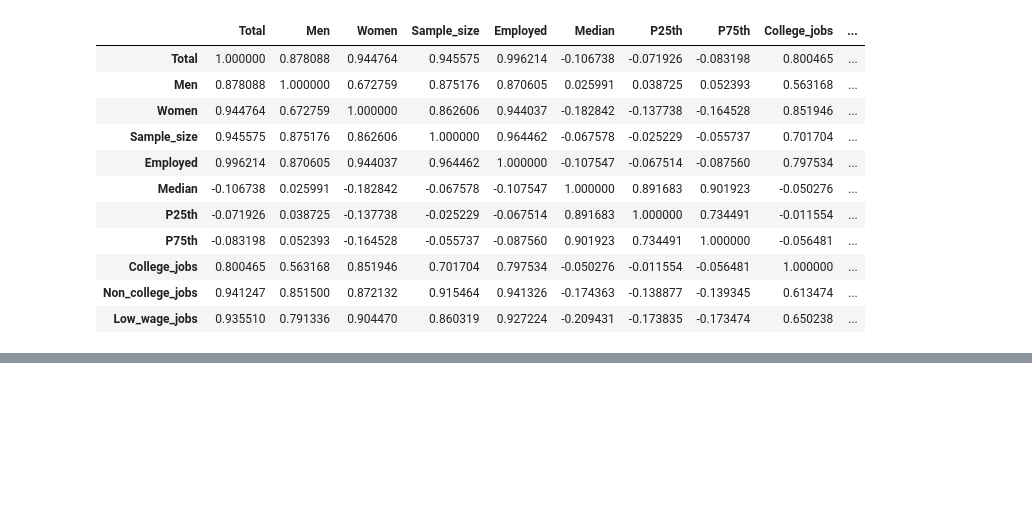
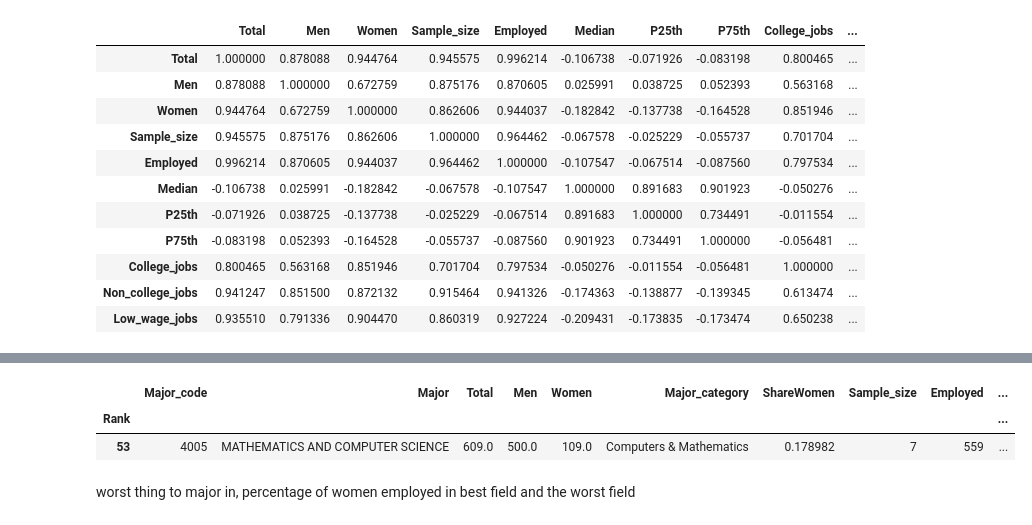
Before and after one commit to aemerson2024/data-science-2022F, a Jupyter notebook: unit2/eda/project2.ipynb, the cells around one changed output, grey strips where cells are left out. Drawn from its saved outputs; the diff is of its cells as text; code cells hidden in the pictures; blank space fills up the shorter version.

```diff
--- a/unit2/eda/project2.ipynb
+++ b/unit2/eda/project2.ipynb
@@ -266,0 +321,9 @@ if you have a high salary and low employment rate?
+# %%
+reliable_majors = gd_employ_percent.loc[(gd_employ_percent.Percent_employed > 0.90) & (gd_employ_percent.P75th > 70000)]
+reliable_majors
+# %% [output]
+|  | Major_code | Major | Total | Men | Women | Major_category | ShareWomen | Sample_size | Employed | ... |
+| Rank |  |  |  |  |  |  |  |  |  | ... |
+| 53 | 4005 | MATHEMATICS AND COMPUTER SCIENCE | 609.0 | 500.0 | 109.0 | Computers & Mathematics | 0.178982 | 7 | 559 | ... |
+# %% [markdown]
+worst thing to major in, percentage of women employed in best field and the worst field
```
Also changed, not shown: parts of 27 cells of this notebook.
